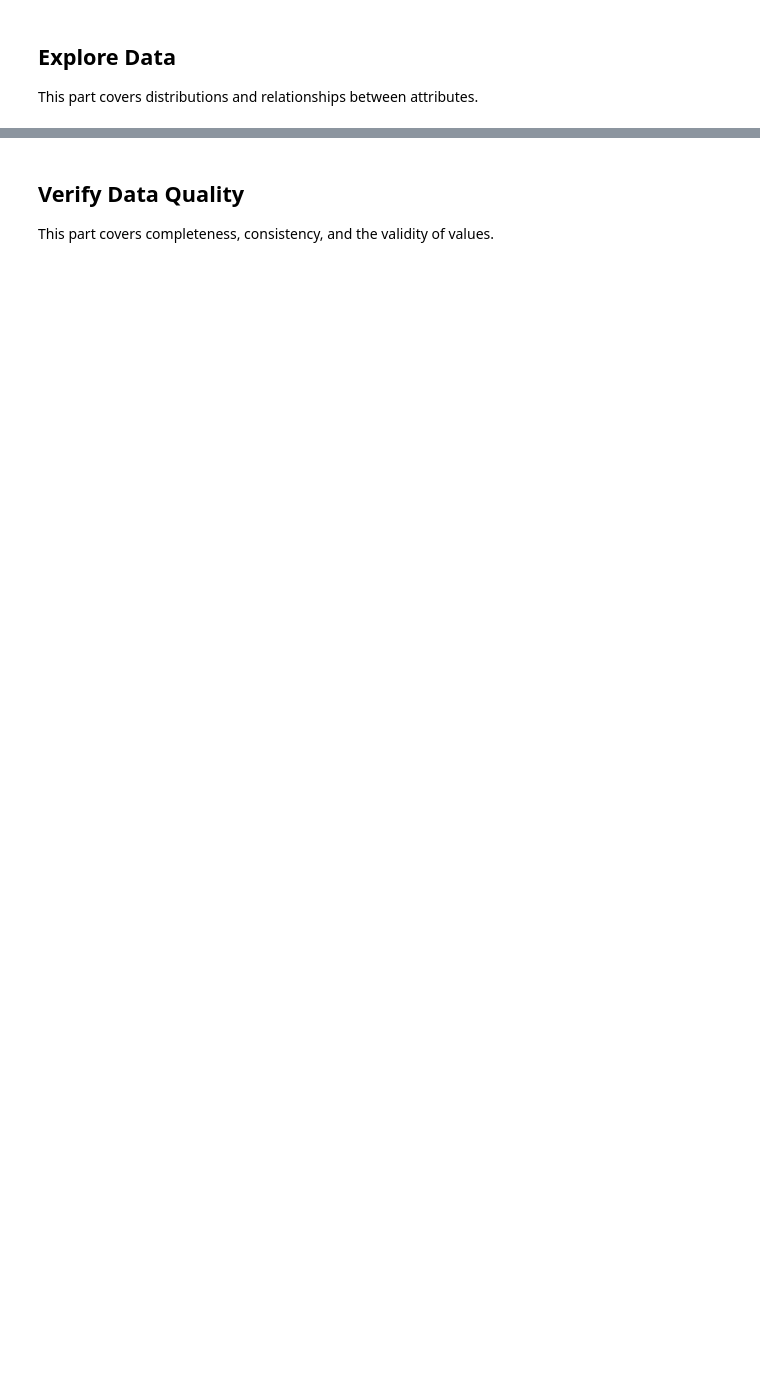
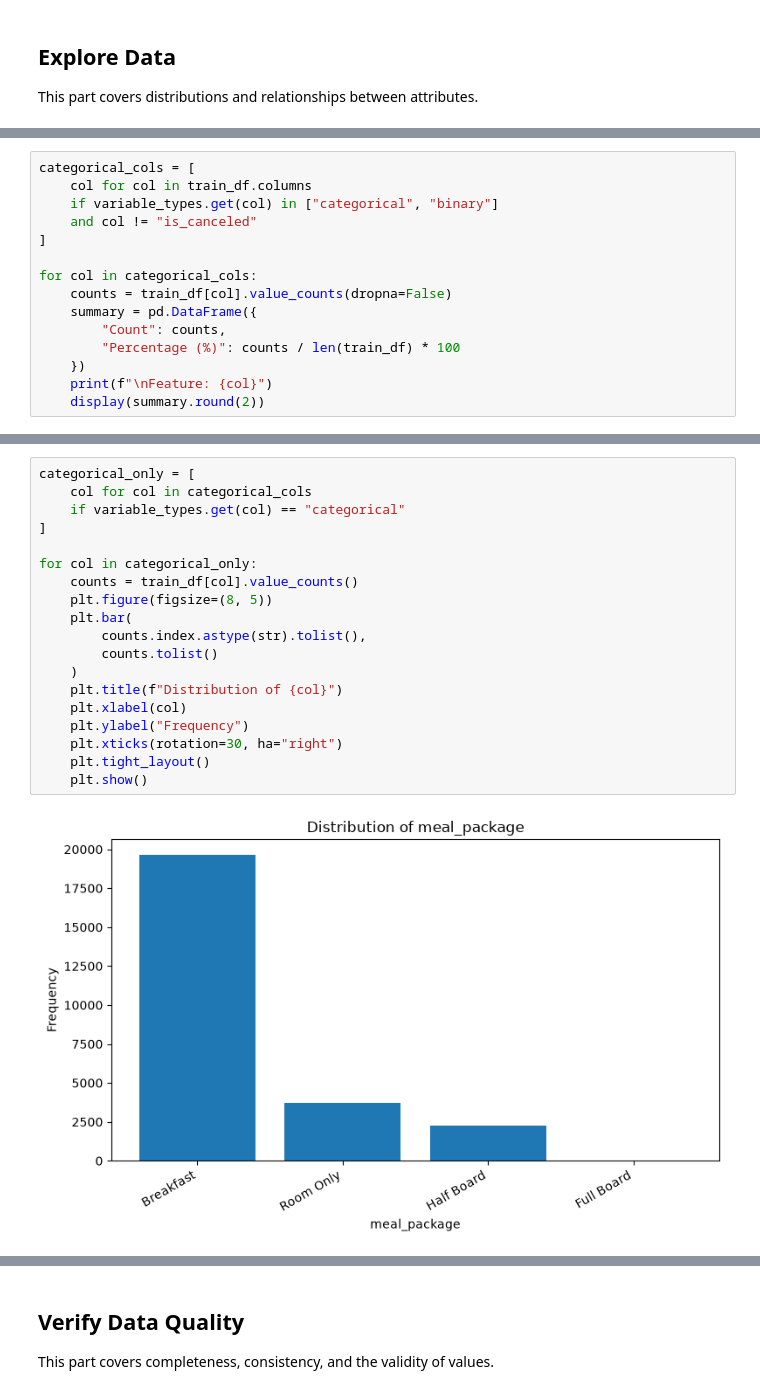
Before and after one commit to adielrum/IF3170_G32_PasukanPramaPutra, a Jupyter notebook: src/main.ipynb, the cells around one changed output, grey strips where cells are left out. Saved outputs shown, nothing was run; the diff lists cells and outputs as text; blank space fills up the shorter version.

```diff
--- a/src/main.ipynb
+++ b/src/main.ipynb
@@ -137,0 +454,15 @@ This part covers distributions and relationships between attributes.
+# %%
+categorical_cols = [
+    col for col in train_df.columns
+    if variable_types.get(col) in ["categorical", "binary"]
+    and col != "is_canceled"
+]
+
+for col in categorical_cols:
+    counts = train_df[col].value_counts(dropna=False)
+    summary = pd.DataFrame({
+        "Count": counts,
+        "Percentage (%)": counts / len(train_df) * 100
+    })
+    print(f"\nFeature: {col}")
+    display(summary.round(2))
@@ -137,0 +508,21 @@ This part covers distributions and relationships between attributes.
+# %%
+categorical_only = [
+    col for col in categorical_cols
+    if variable_types.get(col) == "categorical"
+]
+
+for col in categorical_only:
+    counts = train_df[col].value_counts()
+    plt.figure(figsize=(8, 5))
+    plt.bar(
+        counts.index.astype(str).tolist(),
+        counts.tolist()
+    )
+    plt.title(f"Distribution of {col}")
+    plt.xlabel(col)
+    plt.ylabel("Frequency")
+    plt.xticks(rotation=30, ha="right")
+    plt.tight_layout()
+    plt.show()
+# %% [output]
+[figure, added]
```
Also changed, not shown: parts of 108 cells of this notebook, 6 other files.
